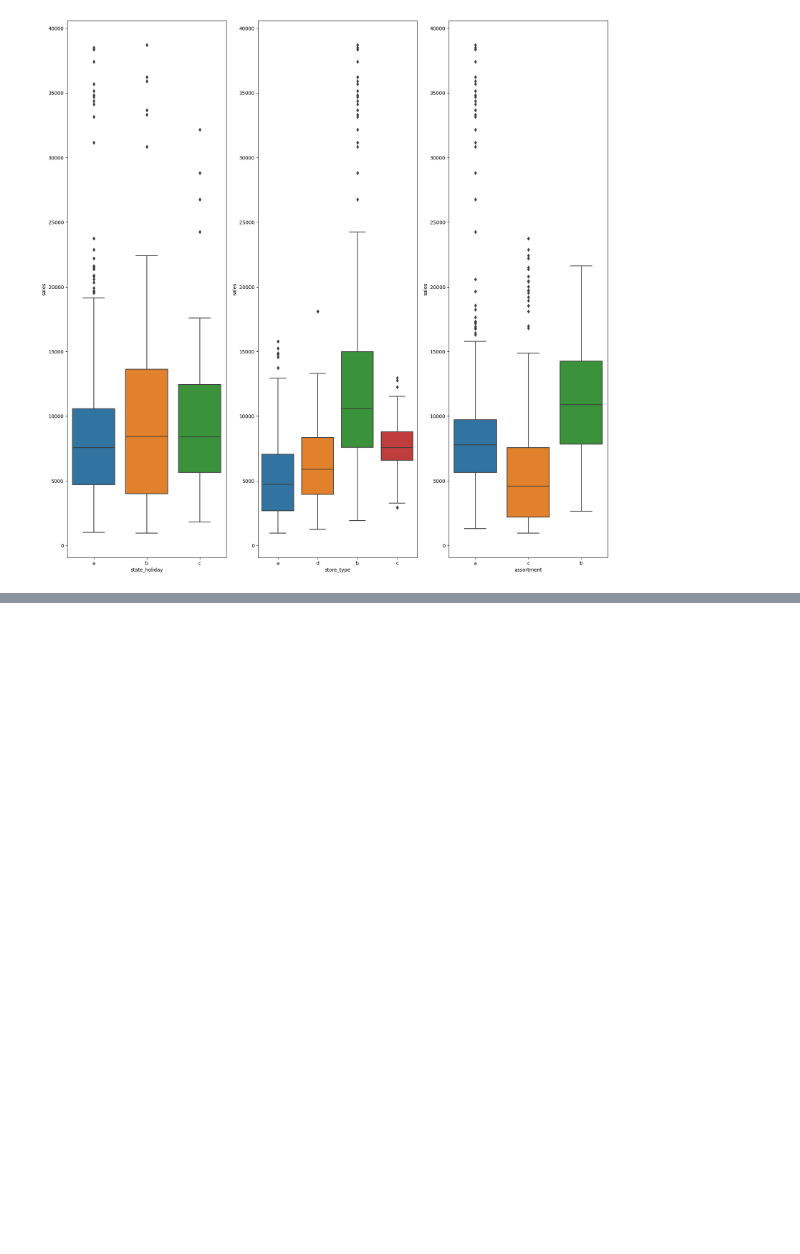
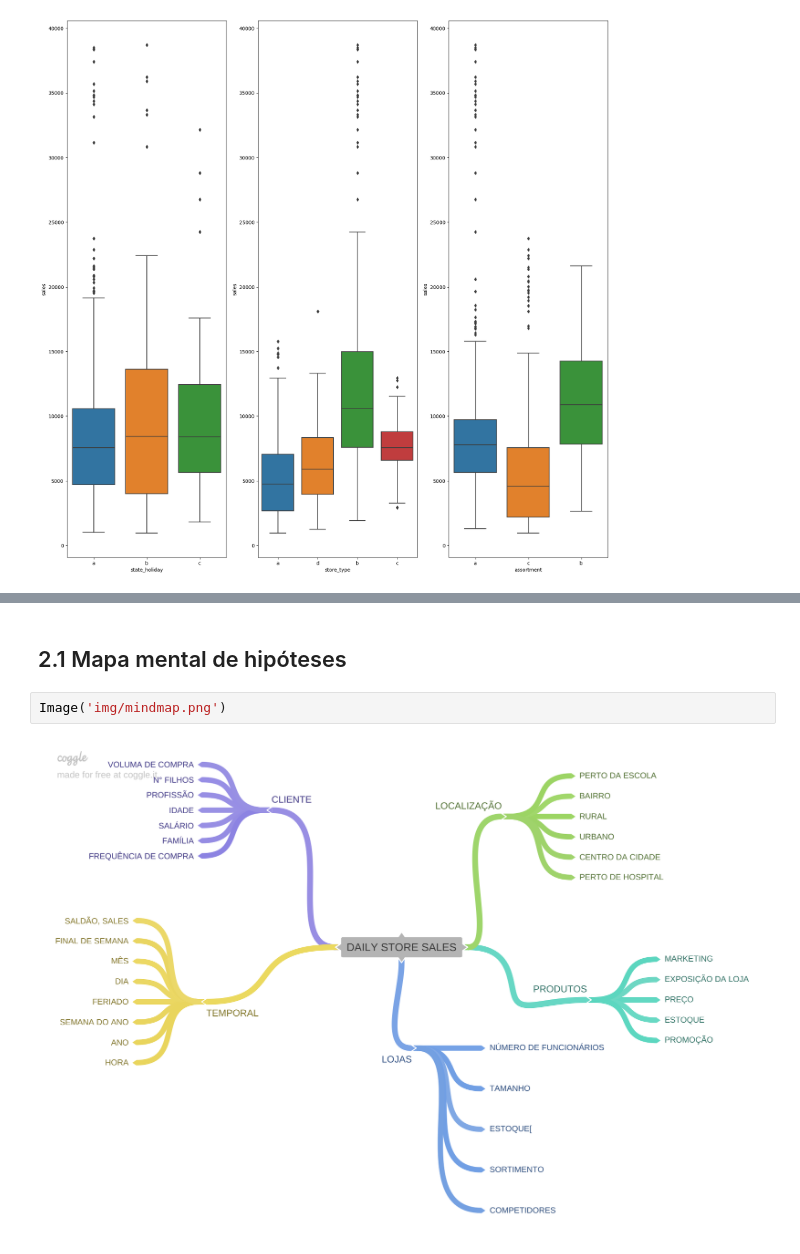
Before and after one commit to alexandrerod/rossmann_sales, a Jupyter notebook: store_sales.ipynb, the cells around one changed output, grey strips where cells are left out. Cells and saved outputs as stored; diff of their text form; blank space fills up the shorter version.

```diff
--- a/store_sales.ipynb
+++ b/store_sales.ipynb
@@ -349,0 +363,6 @@ sns.boxplot(x='assortment', y='sales', data=aux)
+# %% [markdown]
+## 2.1 Mapa mental de hipóteses
+# %%
+Image('img/mindmap.png')
+# %% [output]
+[figure, added]
```
Also changed, not shown: parts of 20 cells of this notebook, 1 other file.
